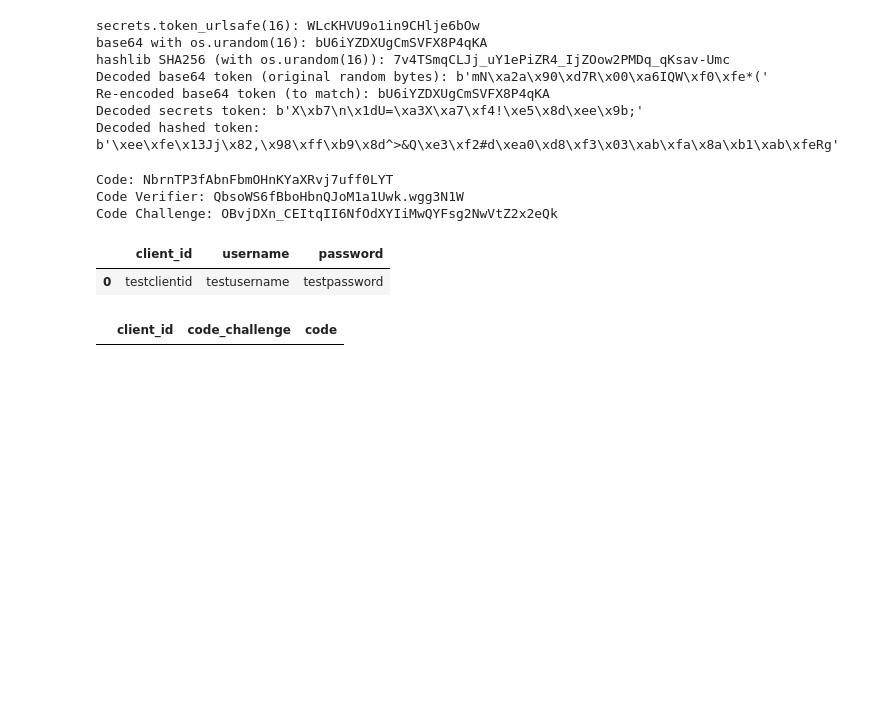
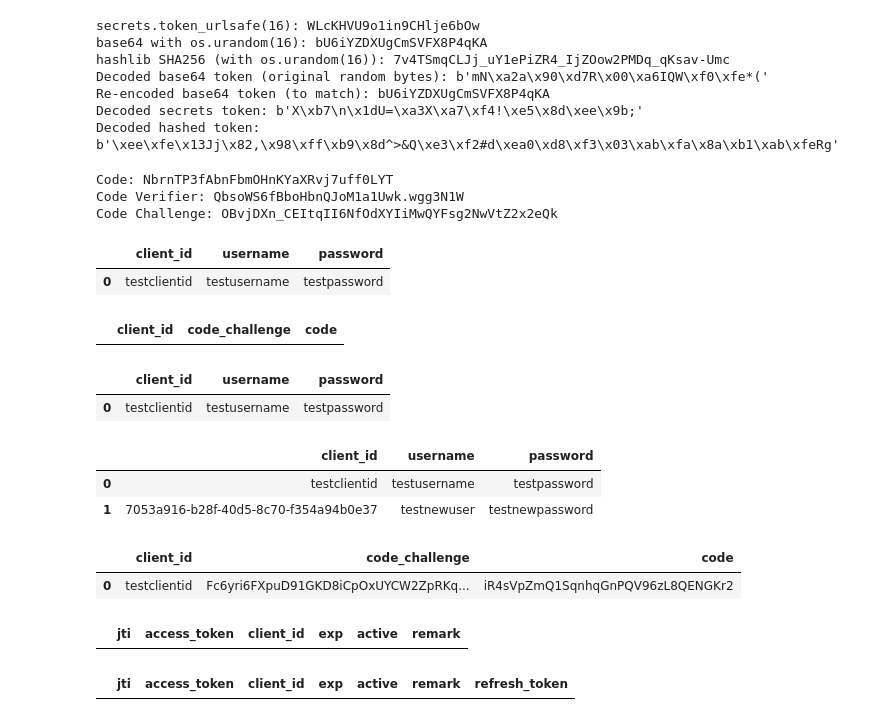
Before and after one commit to datanooblol/fun-with-dpop, a Jupyter notebook: refactoring.ipynb, the cells around one changed output. Cells and saved outputs as stored; diff of their text form; code cells hidden in the pictures; blank space fills up the shorter version.

```diff
--- a/refactoring.ipynb
+++ b/refactoring.ipynb
@@ -534,0 +613,27 @@ Read(CodeModel())
+# %%
+record
+# %% [output]
+|  | client_id | username | password |
+| 0 | testclientid | testusername | testpassword |
+# %%
+from package.ezorm.ezcrud import EzCrud
+import duckdb
+db = EzCrud(engine=duckdb, database="./db/test.db")
+db.Read(UserModel())
+# %% [output]
+|  | client_id | username | password |
+| 0 | testclientid | testusername | testpassword |
+| 1 | 7053a916-b28f-40d5-8c70-f354a94b0e37 | testnewuser | testnewpassword |
+# %%
+db.Read(CodeModel())
+# %% [output]
+|  | client_id | code_challenge | code |
+| 0 | testclientid | Fc6yri6FXpuD91GKD8iCpOxUYCW2ZpRKq... | iR4sVpZmQ1SqnhqGnPQV96zL8QENGKr2 |
+# %%
+db.Read(AccessTokenModel())
+# %% [output]
+|  | jti | access_token | client_id | exp | active | remark |
+# %%
+db.Read(RefreshTokenModel())
+# %% [output]
+|  | jti | access_token | client_id | exp | active | remark | refresh_token |
```
Also changed, not shown: parts of 10 cells of this notebook, 31 other files.
